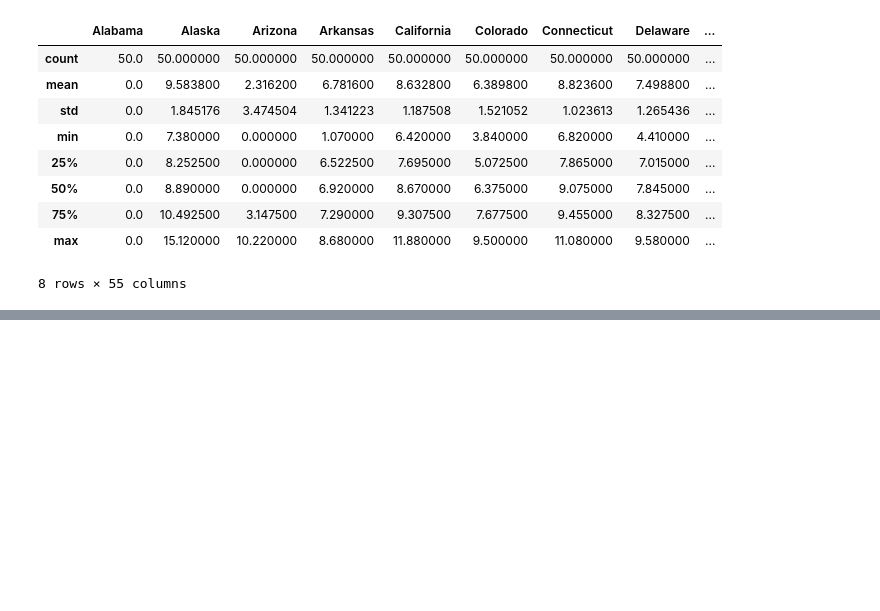
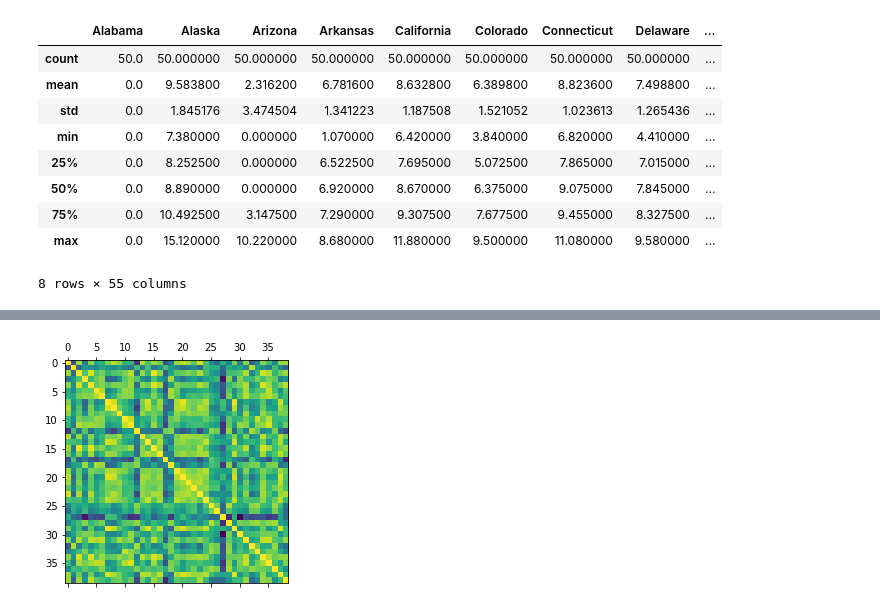
Before and after one commit to Johnsonxd4/analysis_with_pandas, a Jupyter notebook: minimum_wage/minimum_wage.ipynb, the cells around one changed output, grey strips where cells are left out. Saved outputs shown, nothing was run; the diff lists cells and outputs as text; code cells hidden in the pictures; blank space fills up the shorter version.

```diff
--- a/minimum_wage/minimum_wage.ipynb
+++ b/minimum_wage/minimum_wage.ipynb
@@ -95,0 +95,5 @@ act_min_wage.corr().head()
+# %%
+plt.matshow(min_wage_corr)
+plt.show()
+# %% [output]
+[figure, added]
```
Also changed, not shown: parts of 15 cells of this notebook, 10 other files.
